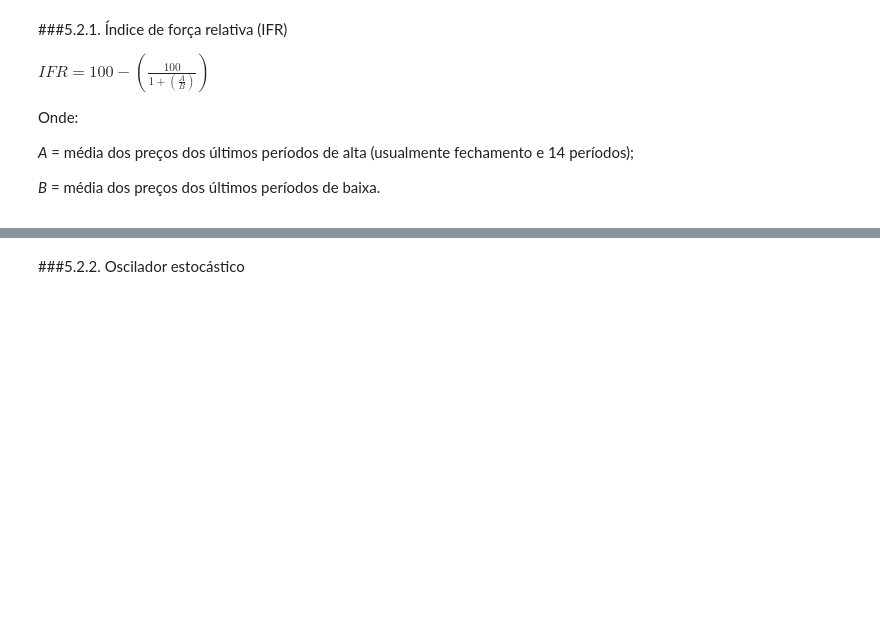
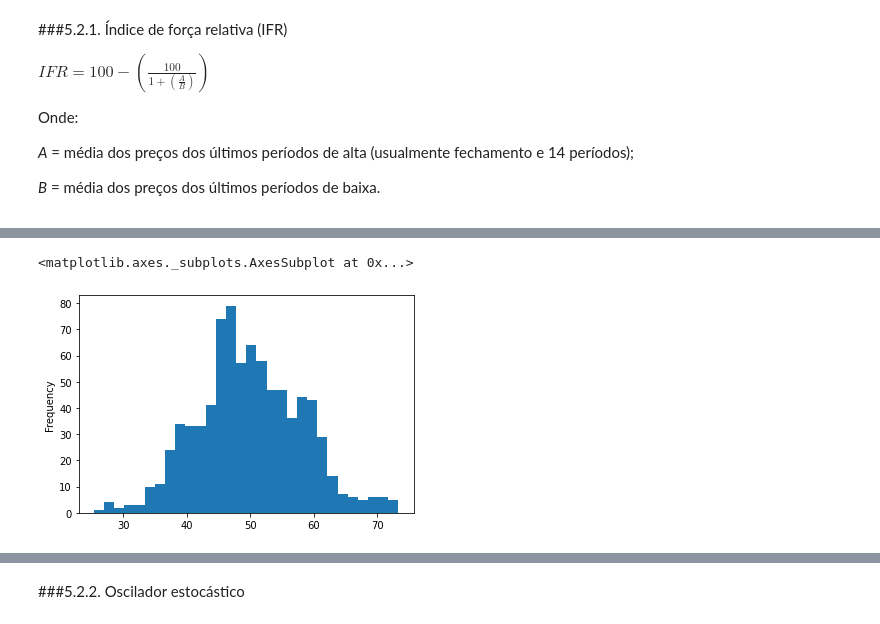
Before and after one commit to robertoricci/Curso-Data-Science-com-Python-Banco-MODAL, a Jupyter notebook: Python_para_Traders_Módulo_02_Análise_tecnica_com_Python.ipynb, the cells around one changed output, grey strips where cells are left out. Saved outputs shown, nothing was run; the diff lists cells and outputs as text; code cells hidden in the pictures; blank space fills up the shorter version.

```diff
--- a/Python_para_Traders_Módulo_02_Análise_tecnica_com_Python.ipynb
+++ b/Python_para_Traders_Módulo_02_Análise_tecnica_com_Python.ipynb
@@ -246,6 +290,11 @@ fig.update_layout(xaxis_rangeslider_visible=False)
 fig.show()
 # %% [output]
 [interactive output not drawn]
+# %%
+df.RSI.plot.hist(bins=30)
+# %% [output]
+<matplotlib.axes._subplots.AxesSubplot at 0x...>
+[figure, added]
 # %%
 #RSI PETR4
 
```
Also changed, not shown: parts of 8 cells of this notebook.
